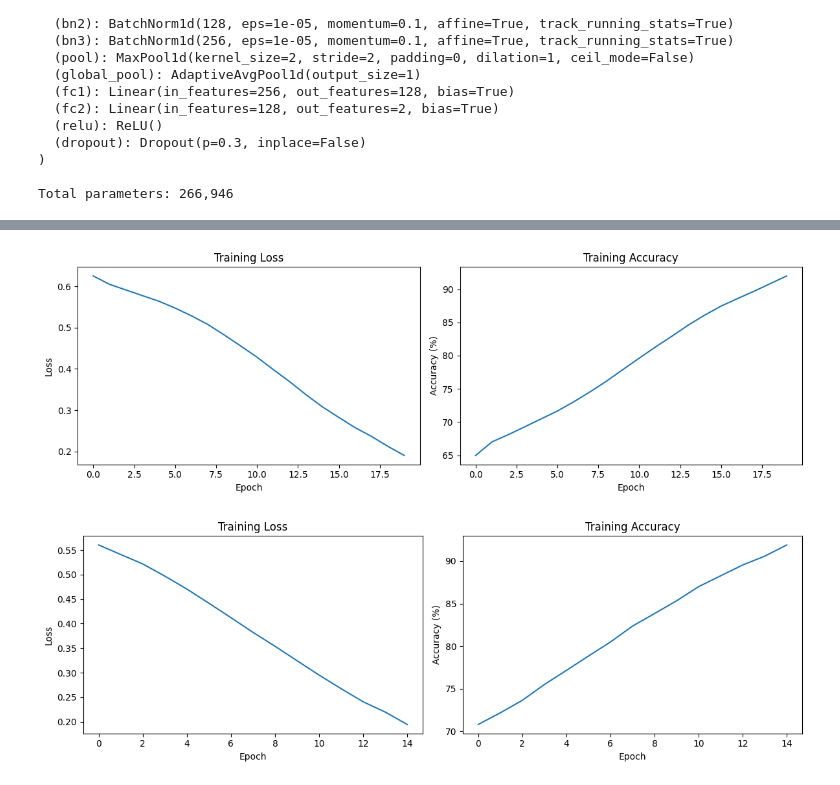
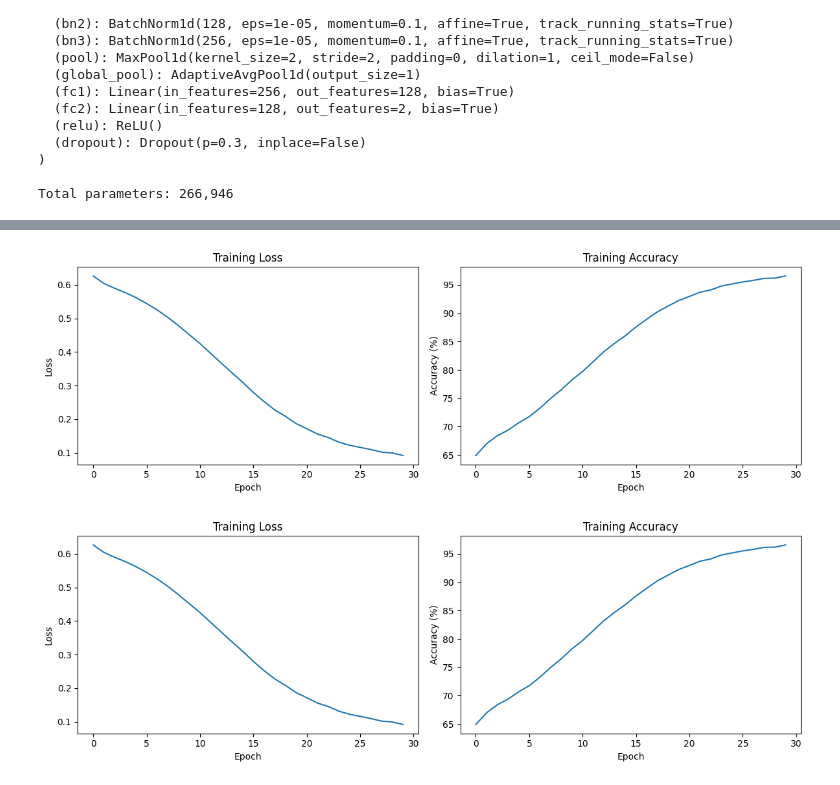
Before and after one commit to MShekfeh/sequence-classifier, a Jupyter notebook: notebooks/02_cnn_saliency.ipynb, the cells around one changed output, grey strips where cells are left out. Saved outputs shown, nothing was run; the diff lists cells and outputs as text; code cells hidden in the pictures.

Commit message:
Week 4: CNN trained 30 epochs, AUROC 0.69, checkpoint saved

```diff
--- a/notebooks/02_cnn_saliency.ipynb
+++ b/notebooks/02_cnn_saliency.ipynb
@@ -123,7 +123,7 @@ SeqCNN(
 Total parameters: 266,946
 # %%
 # Training loop
-epochs = 20
+epochs = 30
 losses = []
 train_accs = []
 
@@ -176,5 +178,5 @@ Epoch 20/20 | Loss: 0.1902 | Train Acc: 91.99%
 Training complete!
-[figure, old version]
+[figure, new version]
 # %%
 fig, (ax1, ax2) = plt.subplots(1, 2, figsize=(12, 4))
 ax1.plot(losses)
@@ -189,7 +191,7 @@ plt.tight_layout()
 plt.savefig('cnn_training.png', dpi=150)
 plt.show()
 # %% [output]
-[figure, old version]
+[figure, new version]
 # %%
 # Evaluate on test set
 model.eval()
```
Also changed, not shown: parts of 3 cells of this notebook, 3 other files.
